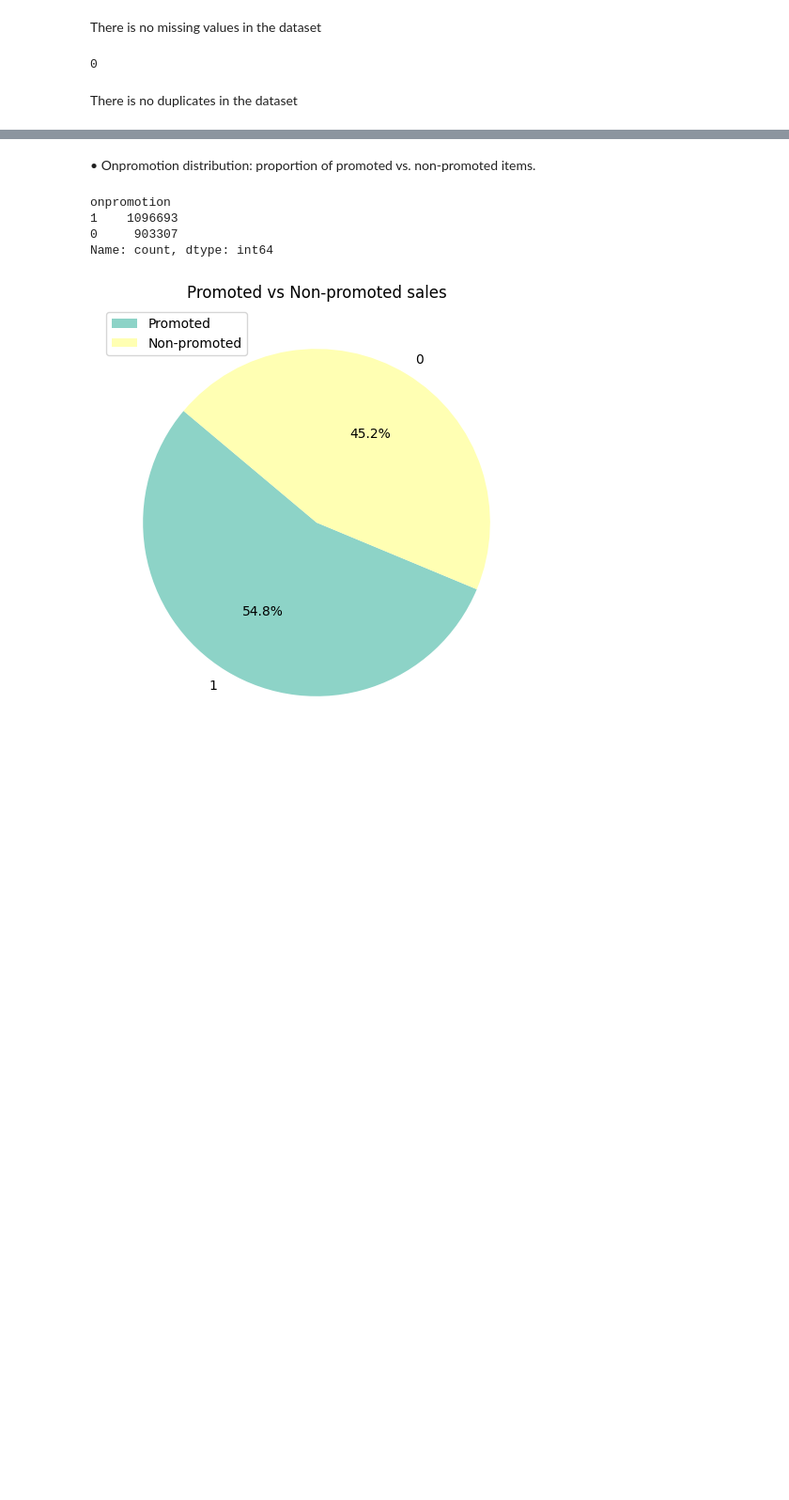
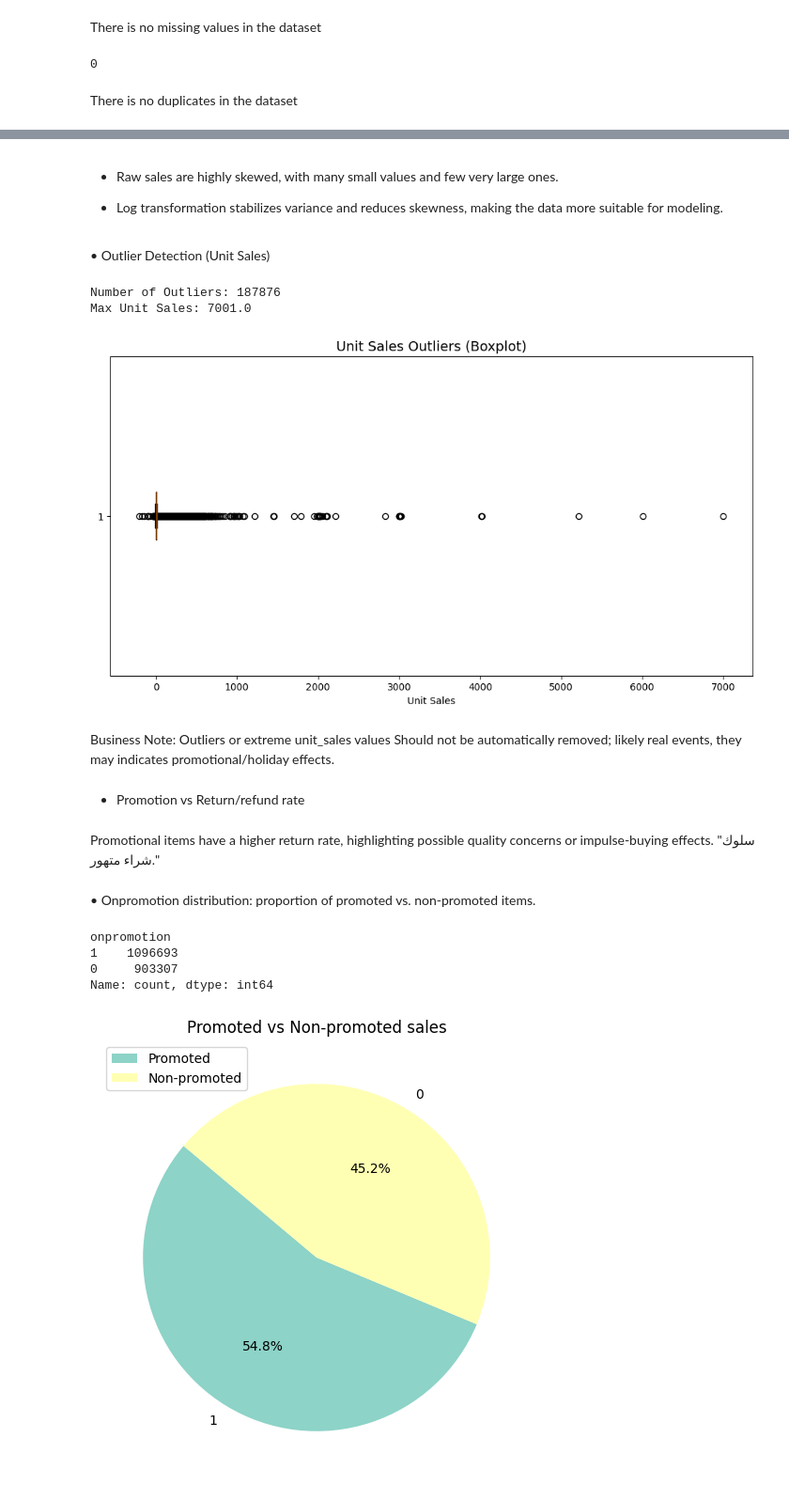
Before and after one commit to sohyla-said/Sales_Forecasting_and_Optimization_GP, a Jupyter notebook: EDA.ipynb, the cells around one changed output, grey strips where cells are left out. Shown at 94% size. Cells and saved outputs as stored; diff of their text form; code cells hidden in the pictures; blank space fills up the shorter version.

```diff
--- a/EDA.ipynb
+++ b/EDA.ipynb
@@ -91,3 +156,41 @@ There is no duplicates in the dataset
+# %% [markdown]
+* Raw sales are highly skewed, with many small values and few very large ones.
+
+* Log transformation stabilizes variance and reduces skewness, making the data more suitable for modeling.
+# %% [markdown]
+•	Outlier Detection (Unit Sales)
+# %%
+# 1. Calculate IQR
+Q1 = dataset['unit_sales'].quantile(0.25)
+Q3 = dataset['unit_sales'].quantile(0.75)
+IQR = Q3 - Q1
+
+# 2. Define bounds
+lower_bound = Q1 - 1.5 * IQR
+upper_bound = Q3 + 1.5 * IQR
+
+# 3. Filter outliers
+outliers = dataset[(dataset['unit_sales'] < lower_bound) | (dataset['unit_sales'] > upper_bound)]
+
+print("Number of Outliers:", outliers.shape[0])
+print("Max Unit Sales:", dataset['unit_sales'].max())
+
+# 4. Visualize outliers using a boxplot
+plt.figure(figsize=(12,6))
+plt.boxplot(dataset['unit_sales'], vert=False, patch_artist=True)
+plt.title("Unit Sales Outliers (Boxplot)", fontsize=14)
+plt.xlabel("Unit Sales")
+plt.show()
+# %% [output]
+Number of Outliers: 187876
+Max Unit Sales: 7001.0
+[figure, added]
+# %% [markdown]
+Business Note: Outliers or extreme unit_sales values Should not be automatically removed; likely real events, they may indicates promotional/holiday effects.
+# %% [markdown]
+* Promotion vs Return/refund rate
+# %% [markdown]
+Promotional items have a higher return rate, highlighting possible quality concerns or impulse-buying effects. "سلوك شراء متهور."
 # %% [markdown]
 •	Onpromotion distribution: proportion of promoted vs. non-promoted items.
 # %%
```
Also changed, not shown: parts of 65 cells of this notebook.
